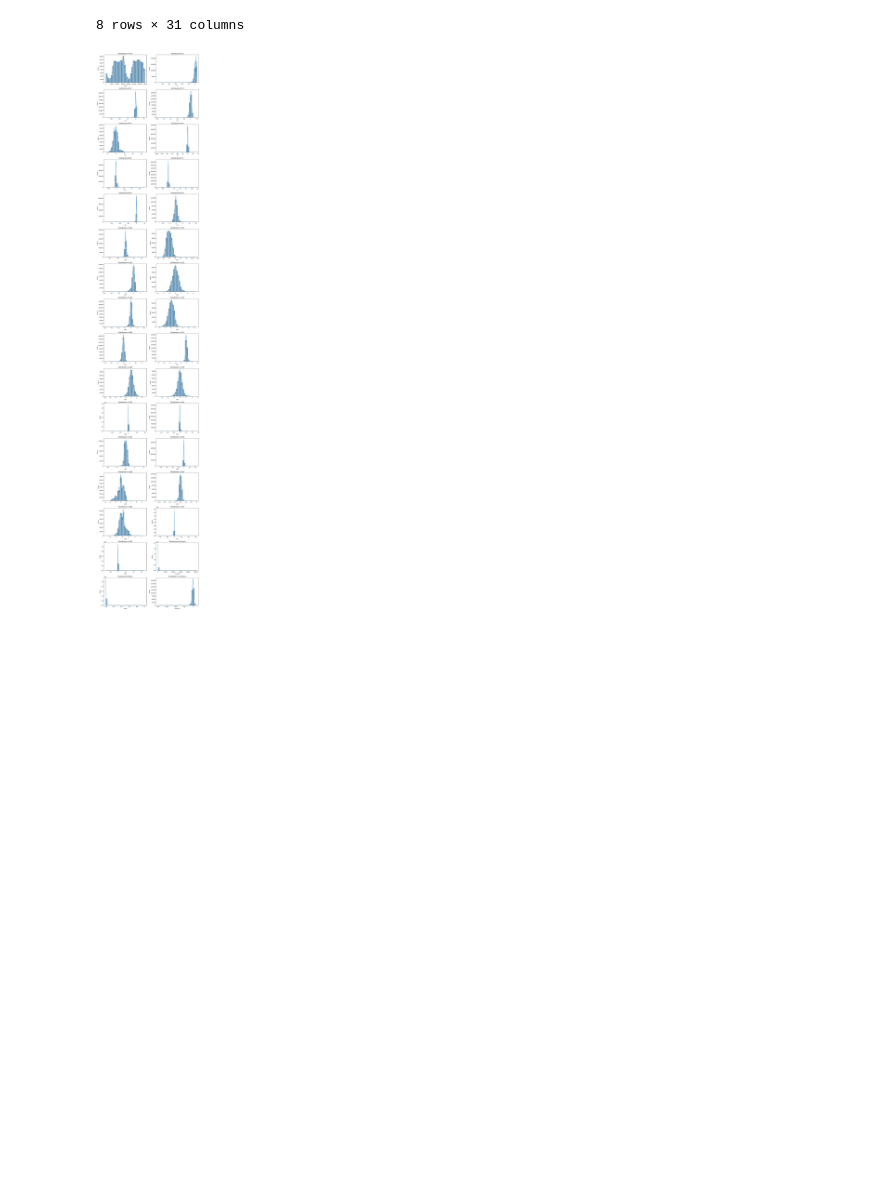
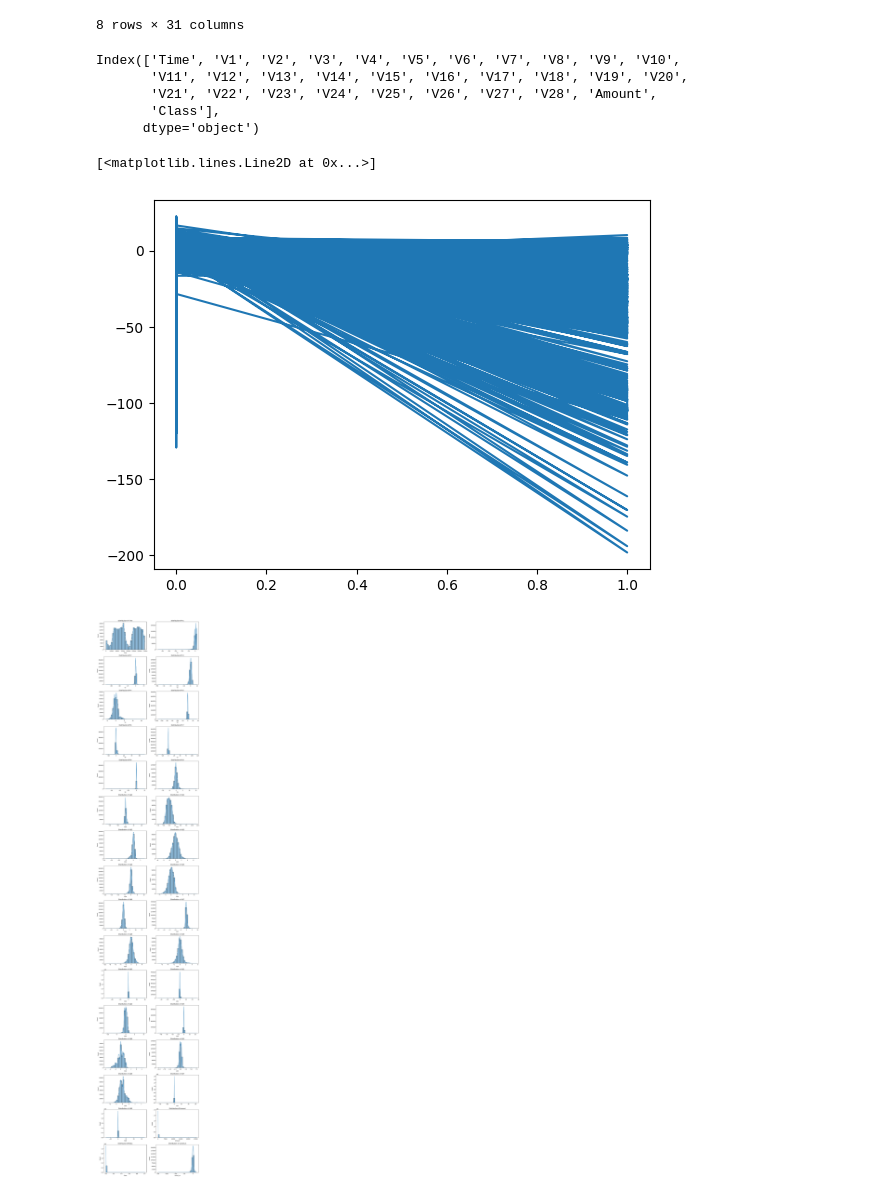
Before and after one commit to Amanzlastt/Fraud-detection, a Jupyter notebook: notebooks/Edas_creditcard.ipynb, the cells around one changed output. Cells and saved outputs as stored; diff of their text form; code cells hidden in the pictures; blank space fills up the shorter version.

```diff
--- a/notebooks/Edas_creditcard.ipynb
+++ b/notebooks/Edas_creditcard.ipynb
@@ -47,8 +47,25 @@ df.describe()
 | 75% | 139320.500000 | 1.315642e+00 | 8.037239e-01 | 1.027196e+00 | 7.433413e-01 | 6.119264e-01 | 3.985649e-01 | 5.704361e-01 | 3.273459e-01 | 5.971390e-01 | ... | ... |
 | max | 172792.000000 | 2.454930e+00 | 2.205773e+01 | 9.382558e+00 | 1.687534e+01 | 3.480167e+01 | 7.330163e+01 | 1.205895e+02 | 2.000721e+01 | 1.559499e+01 | ... | ... |
 8 rows × 31 columns
-# %%
-df['sumof_vs'] = df.drop(['Time','Class','Amount'], axis=1).sum(axis=1)
+# %%
+df.columns
+# %% [output]
+Index(['Time', 'V1', 'V2', 'V3', 'V4', 'V5', 'V6', 'V7', 'V8', 'V9', 'V10',
+       'V11', 'V12', 'V13', 'V14', 'V15', 'V16', 'V17', 'V18', 'V19', 'V20',
+       'V21', 'V22', 'V23', 'V24', 'V25', 'V26', 'V27', 'V28', 'Amount',
+       'Class'],
+      dtype='object')
+# %%
+vs_columns = ['V1', 'V2', 'V3', 'V4', 'V5', 'V6', 'V7', 'V8', 'V9', 'V10',
+       'V11', 'V12', 'V13', 'V14', 'V15', 'V16', 'V17', 'V18', 'V19', 'V20',
+       'V21', 'V22', 'V23', 'V24', 'V25', 'V26', 'V27', 'V28']
+df['sumof_vs'] = df[vs_columns].sum(axis=1)
+# %%
+df_fraudlent_vs_sum = df[["sumof_vs", "Class"]]
+plt.plot(df_fraudlent_vs_sum['Class'],df_fraudlent_vs_sum['sumof_vs'])
+# %% [output]
+[<matplotlib.lines.Line2D at 0x...>]
+[figure, added]
 # %%
 numerical_columns = df.select_dtypes(include=['number']).columns
 n_cols = 2
```
Also changed, not shown: 3 other files.
